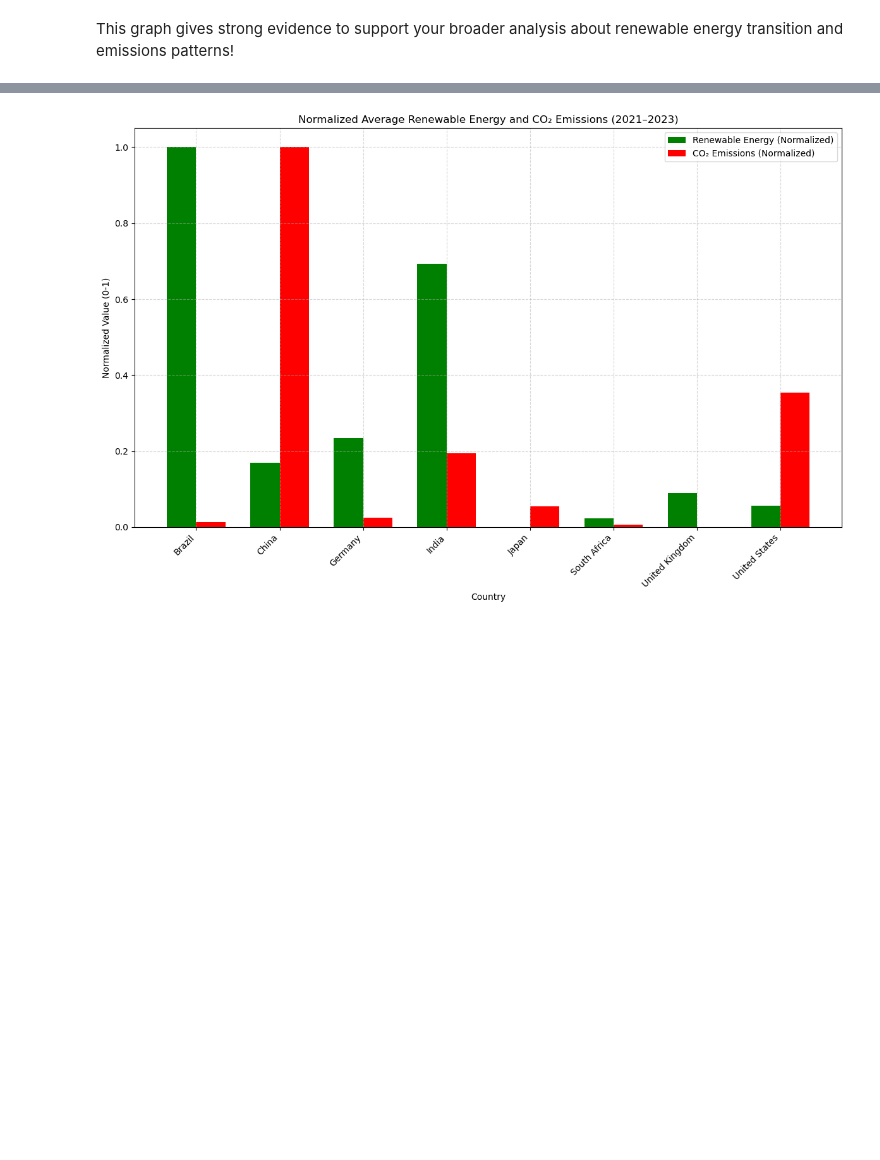
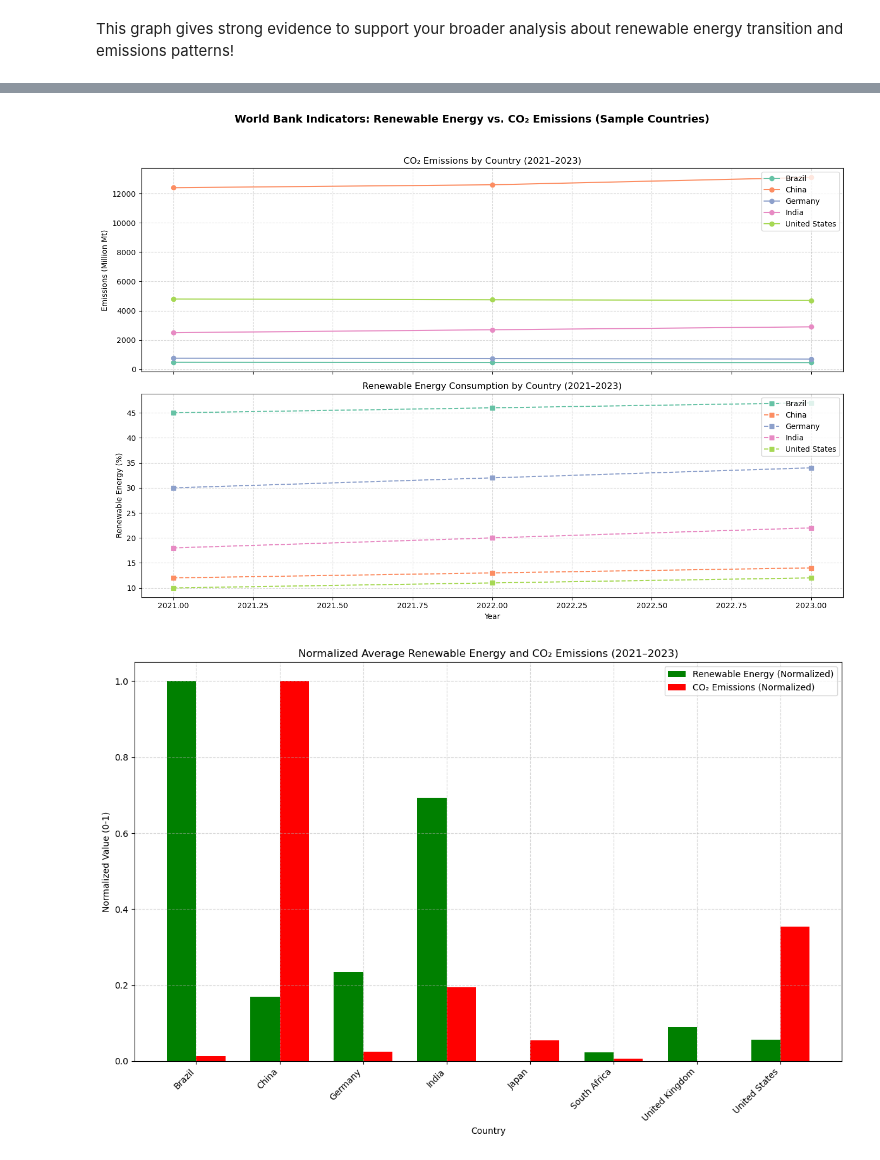
Before and after one commit to CSUN-MS-BANA/culminating-project-group-2, a Jupyter notebook: WEEK 7/TimeSeriesAnalysis_Kanak.ipynb, the cells around one changed output, grey strips where cells are left out. Saved outputs shown, nothing was run; the diff lists cells and outputs as text; code cells hidden in the pictures; blank space fills up the shorter version.

```diff
--- a/WEEK 7/TimeSeriesAnalysis_Kanak.ipynb
+++ b/WEEK 7/TimeSeriesAnalysis_Kanak.ipynb
@@ -812,3 +1013,58 @@ This graph gives strong evidence to support your broader analysis about renewabl
+# %%
+import pandas as pd
+
+# Sample data similar to World Bank indicators
+data = {
+    'Country Name': ['Brazil', 'China', 'India', 'Germany', 'United States'] * 3,
+    'Year': [2021]*5 + [2022]*5 + [2023]*5,
+    'CO2_total_emissions': [480, 12400, 2500, 750, 4800,
+                            470, 12600, 2700, 730, 4750,
+                            460, 13100, 2900, 700, 4700],
+    'Renewable_energy_consumption': [45, 12, 18, 30, 10,
+                                     46, 13, 20, 32, 11,
+                                     47, 14, 22, 34, 12]
+}
+
+df_sample = pd.DataFrame(data)
+
+
+# Pivot for time series plotting
+co2_trend = df_sample.pivot(index='Year', columns='Country Name', values='CO2_total_emissions')
+renew_trend = df_sample.pivot(index='Year', columns='Country Name', values='Renewable_energy_consumption')
+
+import matplotlib.pyplot as plt
+
+# Colors
+countries = co2_trend.columns.tolist()
+colors = plt.cm.Set2.colors
+
+# Plot: 2 subplots
+fig, axes = plt.subplots(2, 1, figsize=(14, 10), sharex=True)
+
+# CO2 Emissions
+for idx, country in enumerate(countries):
+    axes[0].plot(co2_trend.index, co2_trend[country], marker='o', linestyle='-',
+                 label=country, color=colors[idx % len(colors)])
+axes[0].set_title("CO₂ Emissions by Country (2021–2023)")
+axes[0].set_ylabel("Emissions (Million Mt)")
+axes[0].grid(True, linestyle='--', alpha=0.5)
+axes[0].legend(loc='upper right')
+
+# Renewable Energy
+for idx, country in enumerate(countries):
+    axes[1].plot(renew_trend.index, renew_trend[country], marker='s', linestyle='--',
+                 label=country, color=colors[idx % len(colors)])
+axes[1].set_title("Renewable Energy Consumption by Country (2021–2023)")
+axes[1].set_ylabel("Renewable Energy (%)")
+axes[1].set_xlabel("Year")
+axes[1].grid(True, linestyle='--', alpha=0.5)
+axes[1].legend(loc='upper right')
+
+plt.suptitle("World Bank Indicators: Renewable Energy vs. CO₂ Emissions (Sample Countries)", fontsize=14, weight='bold')
+plt.tight_layout(rect=[0, 0.03, 1, 0.95])
+plt.show()
+# %% [output]
+[figure, added]
 # %%
 import matplotlib.pyplot as plt
 import numpy as np
```
Also changed, not shown: parts of 5 cells of this notebook.
